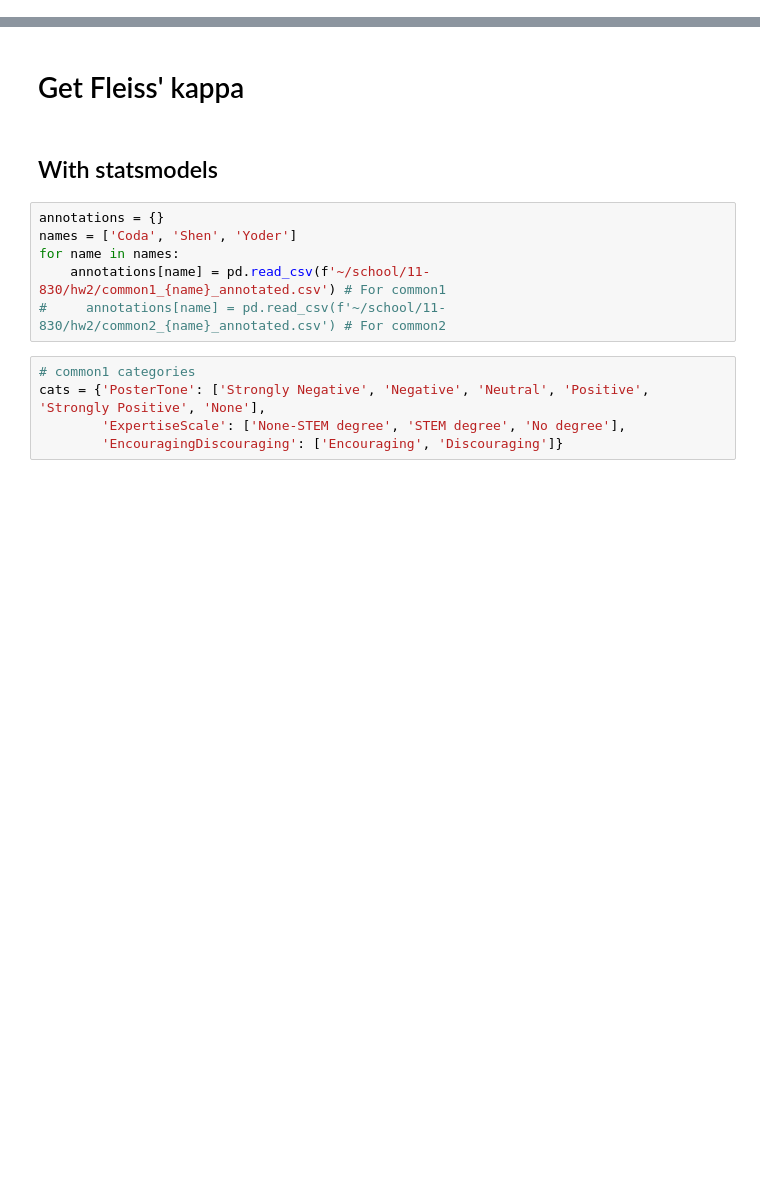
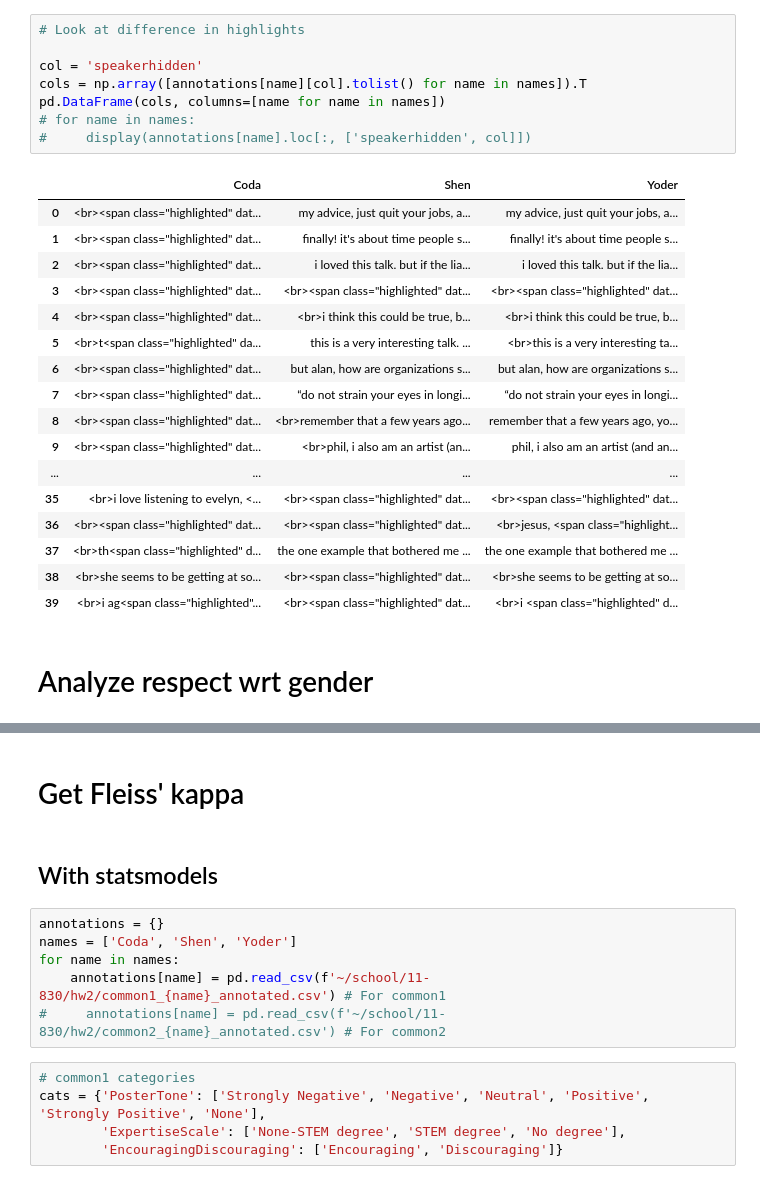
Before and after one commit to michaelmilleryoder/comp-ethics, a Jupyter notebook: jupyter/hw2.ipynb, the cells around one changed output, grey strips where cells are left out. Drawn from its saved outputs; the diff is of its cells as text; blank space fills up the shorter version.

```diff
--- a/jupyter/hw2.ipynb
+++ b/jupyter/hw2.ipynb
@@ -5,0 +51,28 @@ from statsmodels.stats.inter_rater import fleiss_kappa
+# %%
+# Look at difference in highlights
+
+col = 'speakerhidden'
+cols = np.array([annotations[name][col].tolist() for name in names]).T
+pd.DataFrame(cols, columns=[name for name in names])
+# for name in names:
+#     display(annotations[name].loc[:, ['speakerhidden', col]])
+# %% [output]
+|  | Coda | Shen | Yoder |
+| 0 | <br><span class="highlighted" dat... | my advice, just quit your jobs, a... | my advice, just quit your jobs, a... |
+| 1 | <br><span class="highlighted" dat... | finally! it's about time people s... | finally! it's about time people s... |
+| 2 | <br><span class="highlighted" dat... | i loved this talk. but if the lia... | i loved this talk. but if the lia... |
+| 3 | <br><span class="highlighted" dat... | <br><span class="highlighted" dat... | <br><span class="highlighted" dat... |
+| 4 | <br><span class="highlighted" dat... | <br>i think this could be true, b... | <br>i think this could be true, b... |
+| 5 | <br>t<span class="highlighted" da... | this is a very interesting talk. ... | <br>this is a very interesting ta... |
+| 6 | <br><span class="highlighted" dat... | but alan, how are organizations s... | but alan, how are organizations s... |
+| 7 | <br><span class="highlighted" dat... | “do not strain your eyes in longi... | “do not strain your eyes in longi... |
+| 8 | <br><span class="highlighted" dat... | <br>remember that a few years ago... | remember that a few years ago, yo... |
+| 9 | <br><span class="highlighted" dat... | <br>phil, i also am an artist (an... | phil, i also am an artist (and an... |
+| ... | ... | ... | ... |
+| 35 | <br>i love listening to evelyn, <... | <br><span class="highlighted" dat... | <br><span class="highlighted" dat... |
+| 36 | <br><span class="highlighted" dat... | <br><span class="highlighted" dat... | <br>jesus, <span class="highlight... |
+| 37 | <br>th<span class="highlighted" d... | the one example that bothered me ... | the one example that bothered me ... |
+| 38 | <br>she seems to be getting at so... | <br><span class="highlighted" dat... | <br>she seems to be getting at so... |
+| 39 | <br>i ag<span class="highlighted"... | <br><span class="highlighted" dat... | <br>i <span class="highlighted" d... |
+# %% [markdown]
+# Analyze respect wrt gender
```
Also changed, not shown: parts of 11 cells of this notebook.
